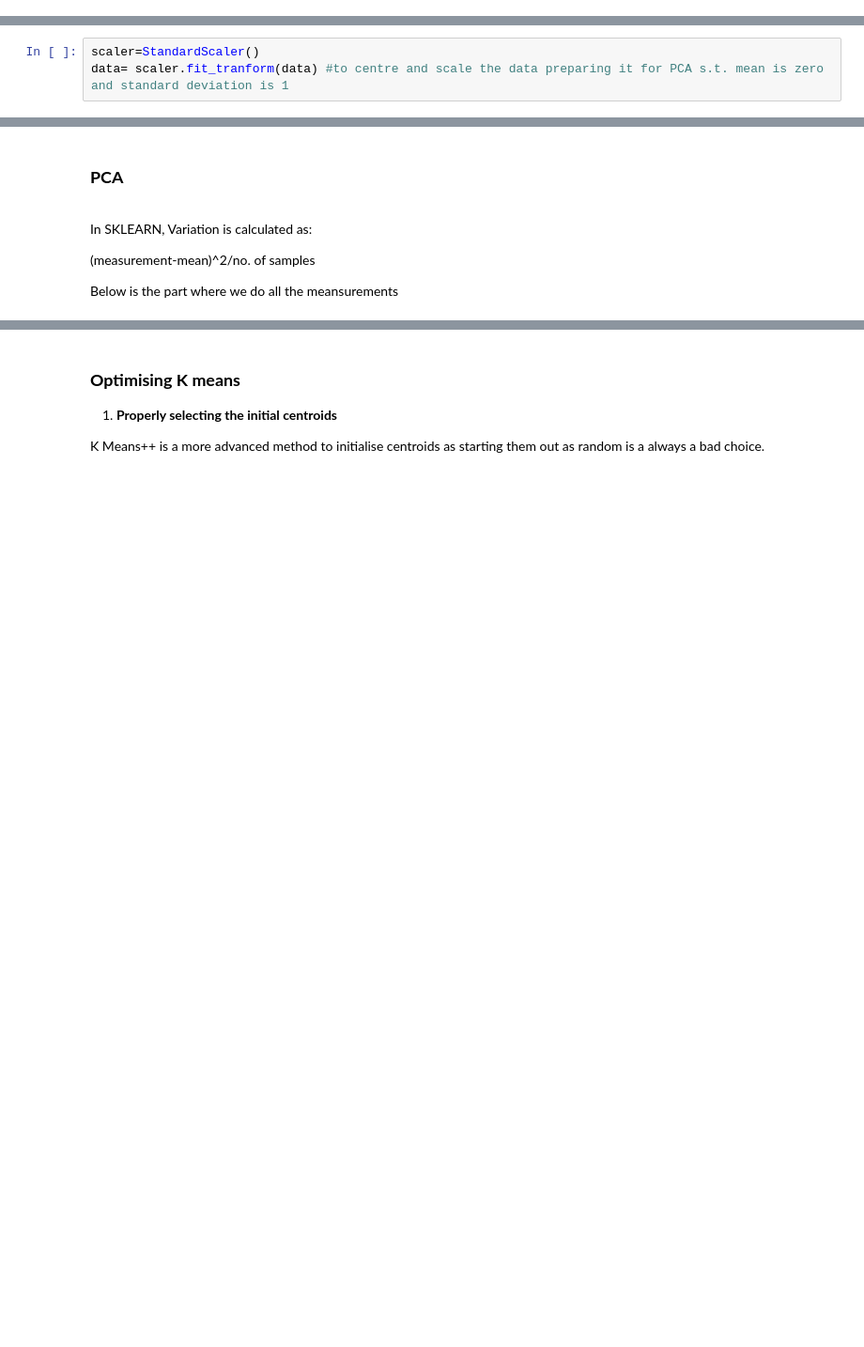
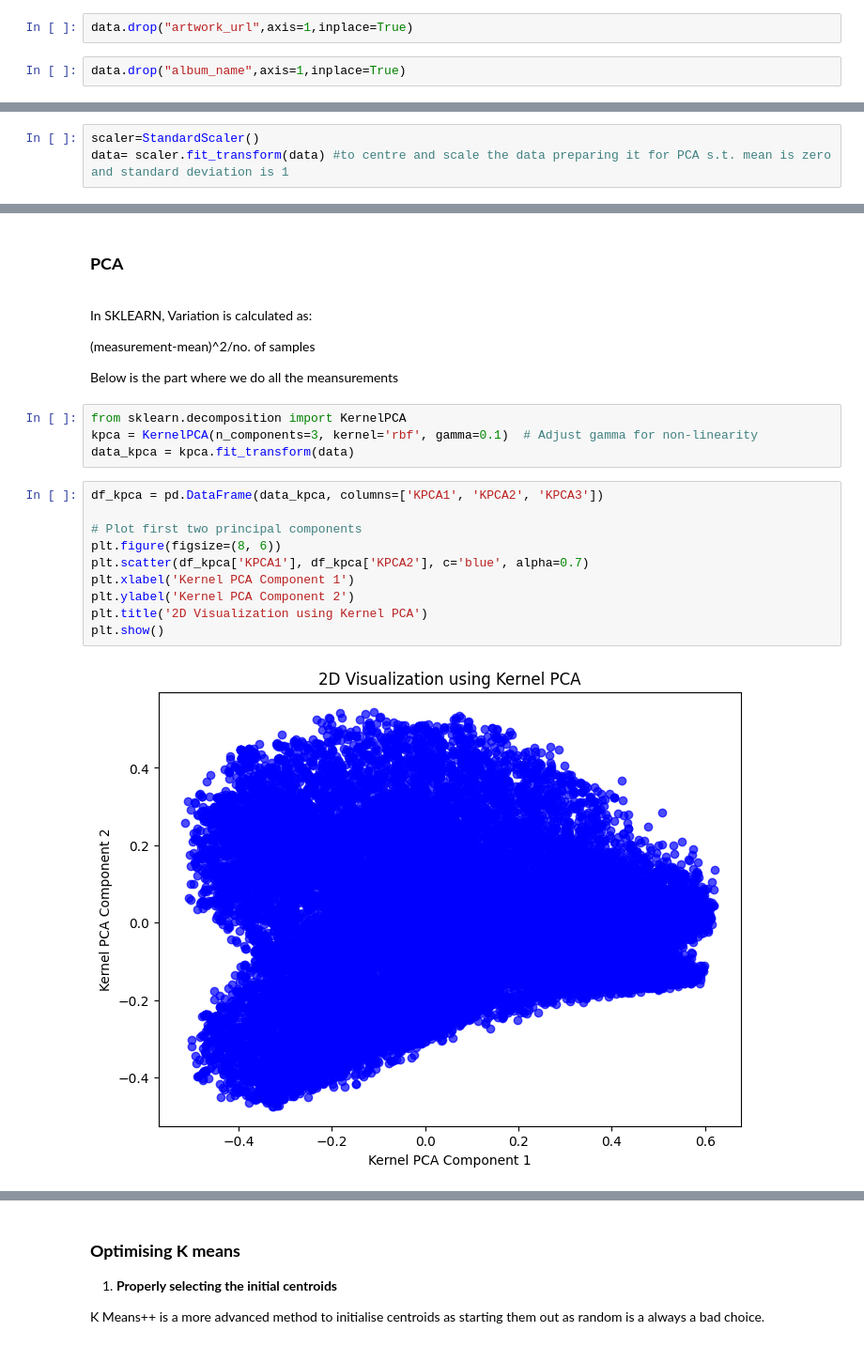
Before and after one commit to philnumpy/PRML-PROJECT, a Jupyter notebook: KMeans.ipynb, the cells around one changed output, grey strips where cells are left out. Shown at 94% size. Drawn from its saved outputs; the diff is of its cells as text; blank space fills up the shorter version.

```diff
--- a/KMeans.ipynb
+++ b/KMeans.ipynb
@@ -25,0 +39,4 @@ from sklearn.preprocessing import StandardScaler #to scale and normalise data
+# %%
+data.drop("artwork_url",axis=1,inplace=True)
+# %%
+data.drop("album_name",axis=1,inplace=True)
@@ -27,4 +64,4 @@ from sklearn.preprocessing import StandardScaler #to scale and normalise data
 **Scaling and Normalising data**
 # %%
 scaler=StandardScaler()
-data= scaler.fit_tranform(data) #to centre and scale the data preparing it for PCA s.t. mean is zero and standard deviation is 1
+data= scaler.fit_transform(data) #to centre and scale the data preparing it for PCA s.t. mean is zero and standard deviation is 1
@@ -39,4 +74,20 @@ Variation is calculated as:
 (measurement-mean)^2/no. of samples
 
 Below is the part where we do all the meansurements
+# %%
+from sklearn.decomposition import KernelPCA
+kpca = KernelPCA(n_components=3, kernel='rbf', gamma=0.1)  # Adjust gamma for non-linearity
+data_kpca = kpca.fit_transform(data)
+# %%
+df_kpca = pd.DataFrame(data_kpca, columns=['KPCA1', 'KPCA2', 'KPCA3'])
+
+# Plot first two principal components
+plt.figure(figsize=(8, 6))
+plt.scatter(df_kpca['KPCA1'], df_kpca['KPCA2'], c='blue', alpha=0.7)
+plt.xlabel('Kernel PCA Component 1')
+plt.ylabel('Kernel PCA Component 2')
+plt.title('2D Visualization using Kernel PCA')
+plt.show()
+# %% [output]
+[figure, added]
 # %%
```
Also changed, not shown: parts of 12 cells of this notebook.
